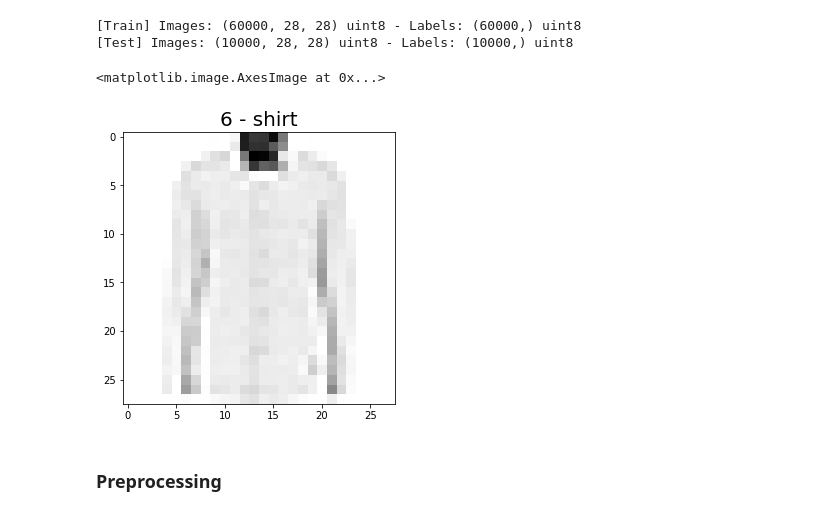
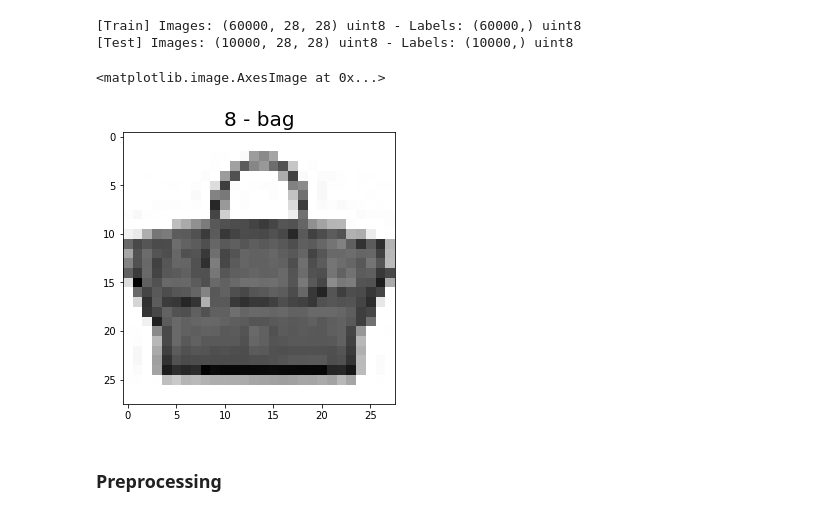
Before and after one commit to tspthomas/deep_learning_for_images, a Jupyter notebook: 1.introduction/1.4_shallow_neural_net.ipynb, the cells around one changed output. Drawn from its saved outputs; the diff is of its cells as text; code cells hidden in the pictures.

```diff
--- a/1.introduction/1.4_shallow_neural_net.ipynb
+++ b/1.introduction/1.4_shallow_neural_net.ipynb
@@ -41,18 +41,18 @@ print('[Test]', 'Images:', X_test.shape, X_test.dtype, '- Labels:', y_test.shape
 [Train] Images: (60000, 28, 28) uint8 - Labels: (60000,) uint8
 [Test] Images: (10000, 28, 28) uint8 - Labels: (10000,) uint8
 # %%
-index = 33
+index = 233
 
 class_id = y_train[index]
 class_name = classes[class_id]
 img = X_train[index]
 
 
 plt.title(str(class_id) + ' - ' + class_name, fontsize=20)
 plt.imshow(img, cmap='binary')
 # %% [output]
 <matplotlib.image.AxesImage at 0x...>
-[figure, old version]
+[figure, new version]
 # %% [markdown]
 ### Preprocessing
 # %%
```
Also changed, not shown: parts of 13 cells of this notebook, 4 other files.
